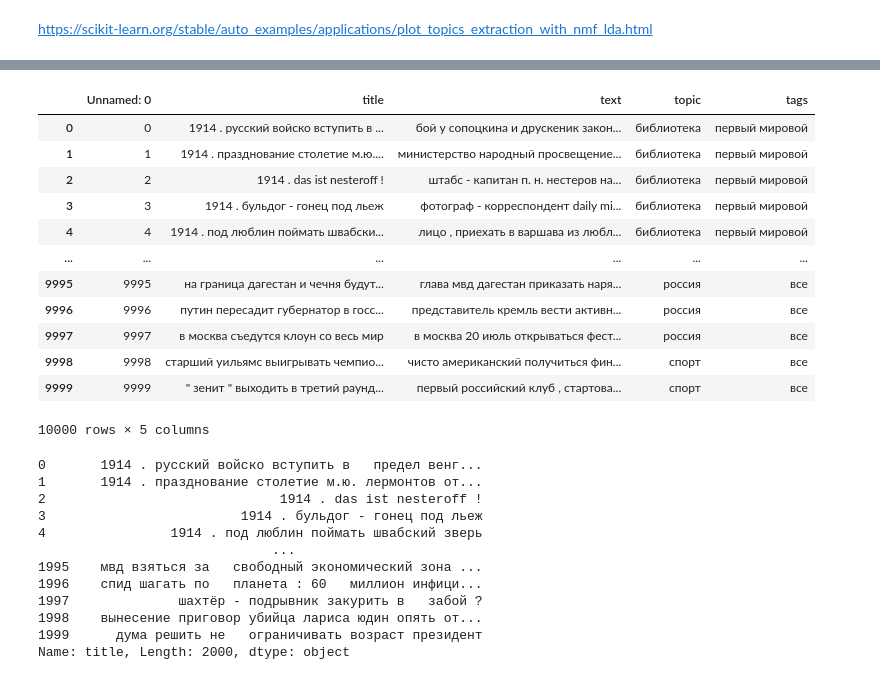
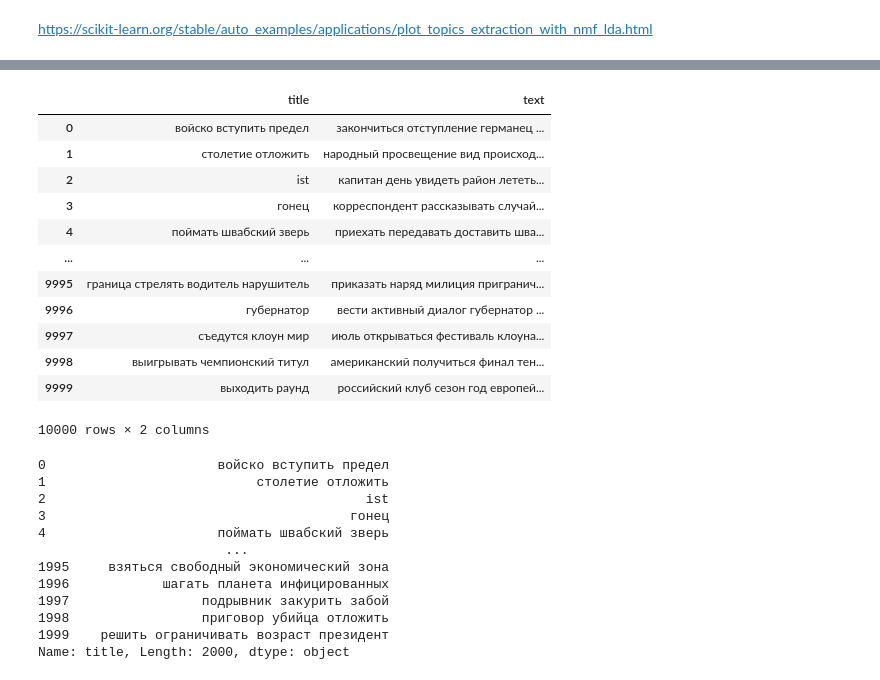
Before and after one commit to cherninkiy/vtb_moretech_2022, a Jupyter notebook: notebooks/topic_extraction.ipynb, the cells around one changed output, grey strips where cells are left out. Drawn from its saved outputs; the diff is of its cells as text; code cells hidden in the pictures.

Commit message:
Changed text preprocessing

```diff
--- a/notebooks/topic_extraction.ipynb
+++ b/notebooks/topic_extraction.ipynb
@@ -22,21 +22,21 @@ DIR      ../../data/stopwords-ru
  22.7 MB ../../data/train_tokens.csv
 # %%
-df = pd.read_csv(f'{DATA_DIR}/train_lemmas.csv')
+df = pd.read_csv(f'{DATA_DIR}/train_lemmas.csv', index_col=0)
 df
 # %% [output]
-|  | Unnamed: 0 | title | text | topic | tags |
-| 0 | 0 | 1914 . русский войско вступить в ... | бой у сопоцкина и друскеник закон... | библиотека | первый мировой |
-| 1 | 1 | 1914 . празднование столетие м.ю.... | министерство народный просвещение... | библиотека | первый мировой |
-| 2 | 2 | 1914 . das ist nesteroff ! | штабс - капитан п. н. нестеров на... | библиотека | первый мировой |
-| 3 | 3 | 1914 . бульдог - гонец под льеж | фотограф - корреспондент daily mi... | библиотека | первый мировой |
-| 4 | 4 | 1914 . под люблин поймать швабски... | лицо , приехать в варшава из любл... | библиотека | первый мировой |
-| ... | ... | ... | ... | ... | ... |
-| 9995 | 9995 | на граница дагестан и чечня будут... | глава мвд дагестан приказать наря... | россия | все |
-| 9996 | 9996 | путин пересадит губернатор в госс... | представитель кремль вести активн... | россия | все |
-| 9997 | 9997 | в москва съедутся клоун со весь мир | в москва 20 июль открываться фест... | россия | все |
-| 9998 | 9998 | старший уильямс выигрывать чемпио... | чисто американский получиться фин... | спорт | все |
-| 9999 | 9999 | " зенит " выходить в третий раунд... | первый российский клуб , стартова... | спорт | все |
+|  | title | text |
+| 0 | войско вступить предел | закончиться отступление германец ... |
+| 1 | столетие отложить | народный просвещение вид происход... |
+| 2 | ist | капитан день увидеть район лететь... |
+| 3 | гонец | корреспондент рассказывать случай... |
+| 4 | поймать швабский зверь | приехать передавать доставить шва... |
+| ... | ... | ... |
+| 9995 | граница стрелять водитель нарушитель | приказать наряд милиция пригранич... |
+| 9996 | губернатор | вести активный диалог губернатор ... |
+| 9997 | съедутся клоун мир | июль открываться фестиваль клоуна... |
+| 9998 | выигрывать чемпионский титул | американский получиться финал тен... |
+| 9999 | выходить раунд | российский клуб сезон год европей... |
-10000 rows × 5 columns
+10000 rows × 2 columns
 # %%
 n_samples = 2000
 n_features = 1000
@@ -66,20 +66,20 @@ def plot_top_words(model, feature_names, n_top_words, title):
     plt.subplots_adjust(top=0.90, bottom=0.05, wspace=0.90, hspace=0.3)
     plt.show()
 # %%
-data_samples = df.head(n_samples)['title']
+data_samples = df.head(n_samples)['title'].fillna('')
 data_samples
 # %% [output]
-0       1914 . русский войско вступить в   предел венг...
-1       1914 . празднование столетие м.ю. лермонтов от...
-2                              1914 . das ist nesteroff !
-3                         1914 . бульдог - гонец под льеж
-4                1914 . под люблин поймать швабский зверь
-                              ...
-1995    мвд взяться за   свободный экономический зона ...
-1996    спид шагать по   планета : 60   миллион инфици...
-1997              шахтёр - подрывник закурить в   забой ?
-1998    вынесение приговор убийца лариса юдин опять от...
-1999      дума решить не   ограничивать возраст президент
+0                      войско вступить предел
+1                           столетие отложить
+2                                         ist
+3                                       гонец
+4                      поймать швабский зверь
+                        ...
+1995     взяться свободный экономический зона
+1996            шагать планета инфицированных
+1997                 подрывник закурить забой
+1998                 приговор убийца отложить
+1999    решить ограничивать возраст президент
 Name: title, Length: 2000, dtype: object
 # %%
 # Use tf-idf features for NMF.
```
Also changed, not shown: parts of 7 cells of this notebook, 1 other file.
